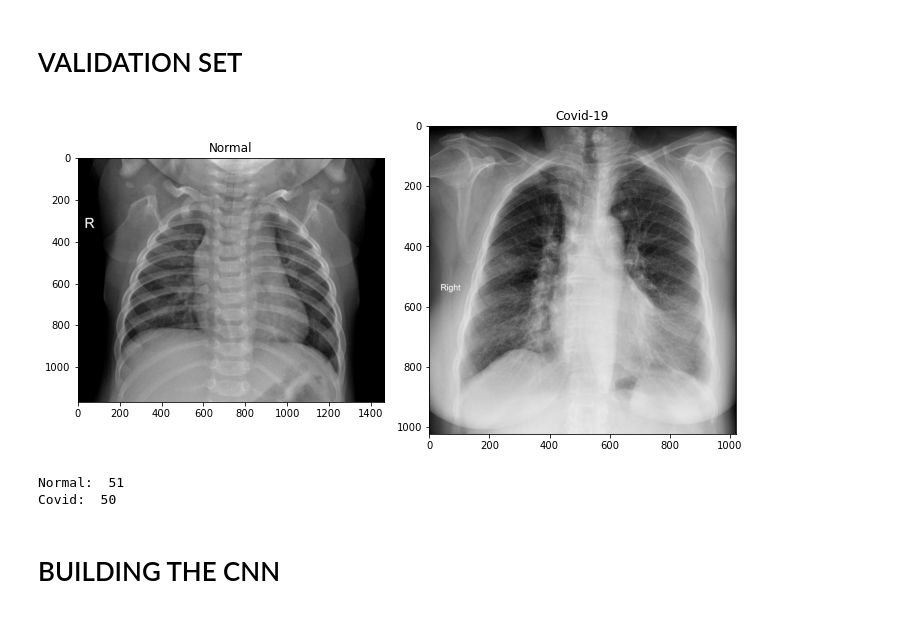
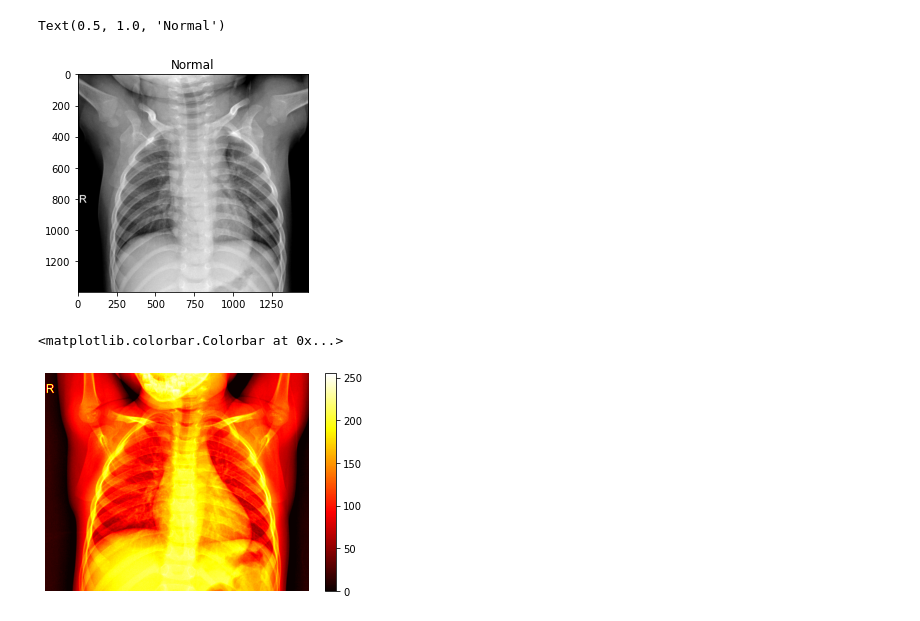
Before and after one commit to Youssef-DS/covid-detection-x-ray, a Jupyter notebook: Covid prediction.ipynb, the cells around one changed output. Drawn from its saved outputs; the diff is of its cells as text; code cells hidden in the pictures.

```diff
--- a/Covid prediction.ipynb
+++ b/Covid prediction.ipynb
@@ -82,44 +78,16 @@ number_classe = 2
 batch_size = 6
 epochs = 40
 optimizer = tf.keras.optimizers.Adam(learning_rate=0.001)
-# %% [markdown]
-# VALIDATION SET
-# %%
-val_dataset =  r"C:\Users\Shiko\d.s_tools_project\Dataset\Val"
-# spliting images
-normal_images = []
-for img_path in glob.glob(r"C:\Users\Shiko\d.s_tools_project\Dataset\Val\Normal\NORMAL2-IM-0395-0001.jpeg"):
-  normal_images.append(mpimg.imread(img_path))
-
-
-
-plt.figure(figsize=(10,5))
-
-
-plt.subplot(1,2,1)
-plt.title('Normal')
-plt.imshow(normal_images[0], cmap='gray')
-
-
-
-
-covid_images = []
-
-for img_path in glob.glob(r"C:\Users\Shiko\d.s_tools_project\Dataset\Val\Covid\4e43e48d52c9e2d4c6c1fb9bc1544f_jumbo.jpeg"):
-  covid_images.append(mpimg.imread(img_path))
-
-plt.subplot(1,2,2)
-plt.title('Covid-19')
-plt.imshow(covid_images[0], cmap='gray')
-plt.tight_layout()
-# %% [output]
-[figure, removed]
-# %%
-# size of class images
-print('Normal: ', len(r"C:\Users\Shiko\d.s_tools_project\Dataset\Val\Normal"))
-print('Covid: ', len(r"C:\Users\Shiko\d.s_tools_project\Dataset\Val\Covid"))
-# %% [output]
-Normal:  51
-Covid:  50
-# %% [markdown]
-# BUILDING THE CNN
+# %%
+plt.imshow(normal_images[10], cmap='gray')
+plt.title('Normal')
+# %% [output]
+Text(0.5, 1.0, 'Normal')
+[figure, added]
+# %%
+plt.imshow(normal_images[7], cmap='hot')
+plt.axis('off')
+plt.colorbar()
+# %% [output]
+<matplotlib.colorbar.Colorbar at 0x...>
+[figure, added]
```
Also changed, not shown: parts of 28 cells of this notebook.
